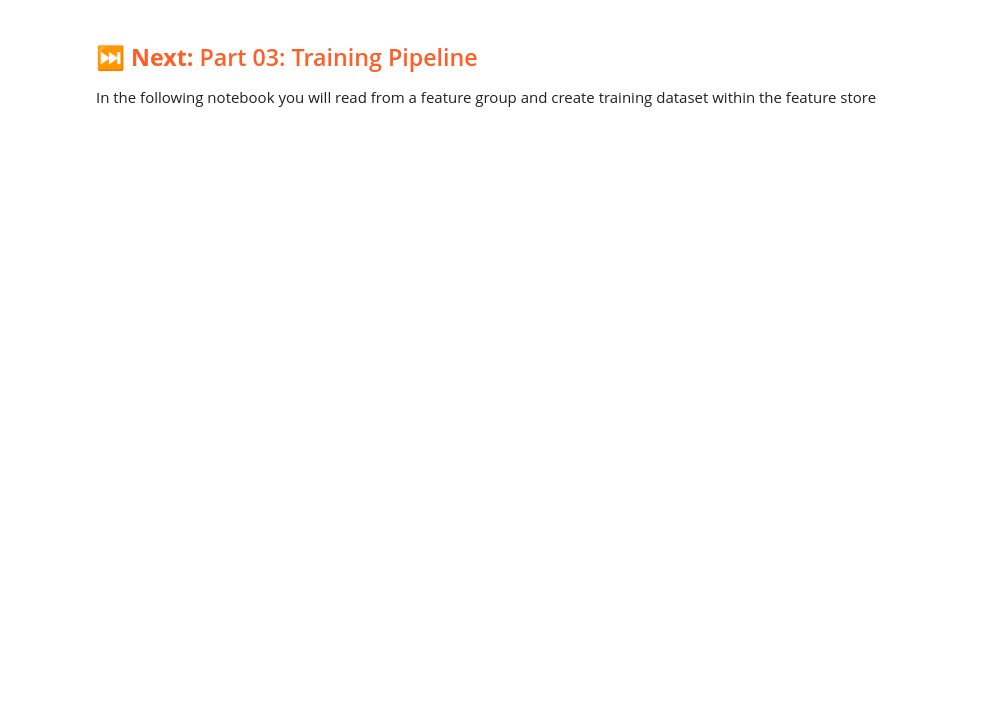
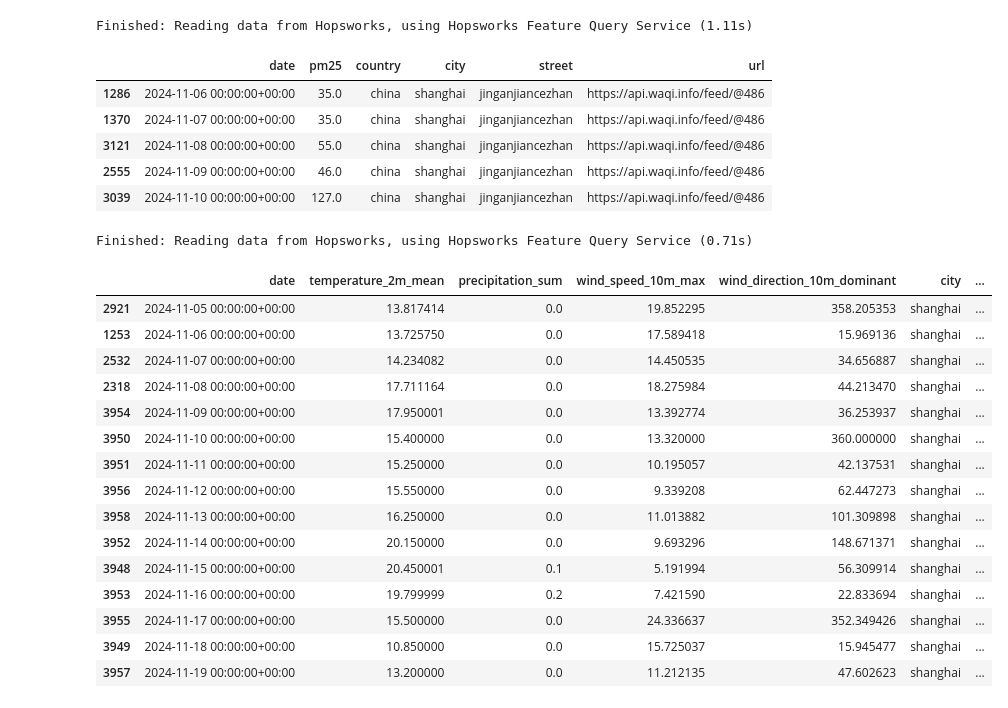
Before and after one commit to AMomozZz/mlfs-book, a Jupyter notebook: notebooks/ch03/2_air_quality_feature_pipeline.ipynb, the cells around one changed output. Drawn from its saved outputs; the diff is of its cells as text; code cells hidden in the pictures; blank space fills up the shorter version.

```diff
--- a/notebooks/ch03/2_air_quality_feature_pipeline.ipynb
+++ b/notebooks/ch03/2_air_quality_feature_pipeline.ipynb
@@ -183,7 +173,4 @@ memory usage: 492.0+ bytes
 # %%
 # Insert new data
-air_quality_fg.insert(aq_today_df)
-
-# data = air_quality_fg.read().sort_values(by=['date'], ascending=True).tail(10)
-# data
+_ = air_quality_fg.insert(aq_today_df)
 # %% [output]
@@ -202,7 +184,4 @@ Finished: Reading data from Hopsworks, using Hopsworks Feature Query Service (1.
 # %%
 # Insert new data
-weather_fg.insert(daily_df)
-
-# data = weather_fg.read().sort_values(by=['date'], ascending=True).tail(10)
-# data
+_ = weather_fg.insert(daily_df)
 # %% [output]
@@ -221,5 +195,28 @@ Finished: Reading data from Hopsworks, using Hopsworks Feature Query Service (1.
-# %% [markdown]
-## <span style="color:#ff5f27;">⏭️ **Next:** Part 03: Training Pipeline
- </span>
-
-In the following notebook you will read from a feature group and create training dataset within the feature store
+# %%
+display(air_quality_fg.read().sort_values(by=['date'], ascending=True).tail(5))
+display(weather_fg.read().sort_values(by=['date'], ascending=True).tail(15))
+# %% [output]
+Finished: Reading data from Hopsworks, using Hopsworks Feature Query Service (1.11s)
+|  | date | pm25 | country | city | street | url |
+| 1286 | 2024-11-06 00:00:00+00:00 | 35.0 | china | shanghai | jinganjiancezhan | https://api.waqi.info/feed/@486 |
+| 1370 | 2024-11-07 00:00:00+00:00 | 35.0 | china | shanghai | jinganjiancezhan | https://api.waqi.info/feed/@486 |
+| 3121 | 2024-11-08 00:00:00+00:00 | 55.0 | china | shanghai | jinganjiancezhan | https://api.waqi.info/feed/@486 |
+| 2555 | 2024-11-09 00:00:00+00:00 | 46.0 | china | shanghai | jinganjiancezhan | https://api.waqi.info/feed/@486 |
+| 3039 | 2024-11-10 00:00:00+00:00 | 127.0 | china | shanghai | jinganjiancezhan | https://api.waqi.info/feed/@486 |
+Finished: Reading data from Hopsworks, using Hopsworks Feature Query Service (0.71s)
+|  | date | temperature_2m_mean | precipitation_sum | wind_speed_10m_max | wind_direction_10m_dominant | city | ... |
+| 2921 | 2024-11-05 00:00:00+00:00 | 13.817414 | 0.0 | 19.852295 | 358.205353 | shanghai | ... |
+| 1253 | 2024-11-06 00:00:00+00:00 | 13.725750 | 0.0 | 17.589418 | 15.969136 | shanghai | ... |
+| 2532 | 2024-11-07 00:00:00+00:00 | 14.234082 | 0.0 | 14.450535 | 34.656887 | shanghai | ... |
+| 2318 | 2024-11-08 00:00:00+00:00 | 17.711164 | 0.0 | 18.275984 | 44.213470 | shanghai | ... |
+| 3954 | 2024-11-09 00:00:00+00:00 | 17.950001 | 0.0 | 13.392774 | 36.253937 | shanghai | ... |
+| 3950 | 2024-11-10 00:00:00+00:00 | 15.400000 | 0.0 | 13.320000 | 360.000000 | shanghai | ... |
+| 3951 | 2024-11-11 00:00:00+00:00 | 15.250000 | 0.0 | 10.195057 | 42.137531 | shanghai | ... |
+| 3956 | 2024-11-12 00:00:00+00:00 | 15.550000 | 0.0 | 9.339208 | 62.447273 | shanghai | ... |
+| 3958 | 2024-11-13 00:00:00+00:00 | 16.250000 | 0.0 | 11.013882 | 101.309898 | shanghai | ... |
+| 3952 | 2024-11-14 00:00:00+00:00 | 20.150000 | 0.0 | 9.693296 | 148.671371 | shanghai | ... |
+| 3948 | 2024-11-15 00:00:00+00:00 | 20.450001 | 0.1 | 5.191994 | 56.309914 | shanghai | ... |
+| 3953 | 2024-11-16 00:00:00+00:00 | 19.799999 | 0.2 | 7.421590 | 22.833694 | shanghai | ... |
+| 3955 | 2024-11-17 00:00:00+00:00 | 15.500000 | 0.0 | 24.336637 | 352.349426 | shanghai | ... |
+| 3949 | 2024-11-18 00:00:00+00:00 | 10.850000 | 0.0 | 15.725037 | 15.945477 | shanghai | ... |
+| 3957 | 2024-11-19 00:00:00+00:00 | 13.200000 | 0.0 | 11.212135 | 47.602623 | shanghai | ... |
```
Also changed, not shown: parts of 18 cells of this notebook, 1 other file.
